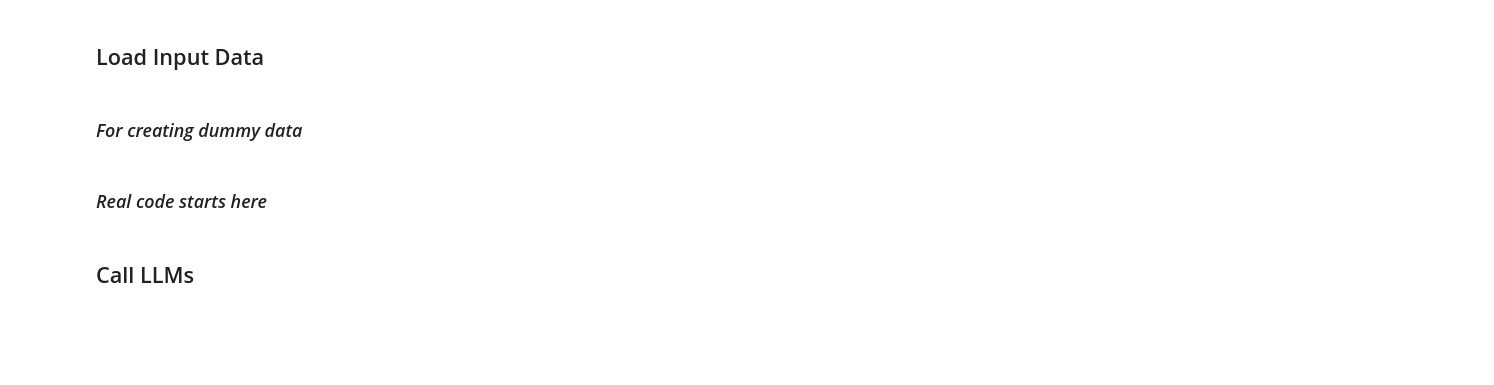
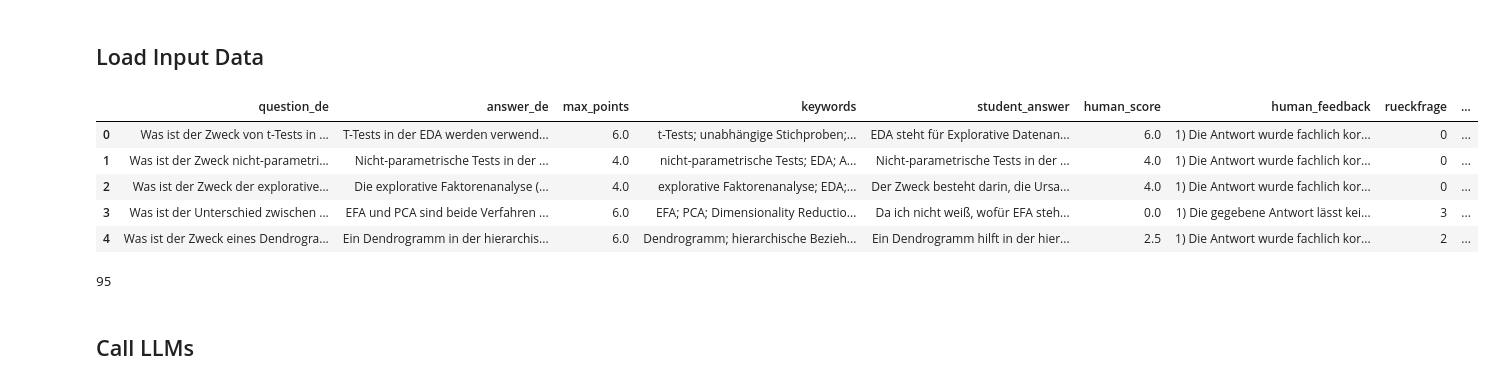
Before and after one commit to mauricehaas/EchoLearn, a Jupyter notebook: backend/llm_evaluation/evaluation_llm_exam_judge.ipynb, the cells around one changed output. Drawn from its saved outputs; the diff is of its cells as text; code cells hidden in the pictures; blank space fills up the shorter version.

```diff
--- a/backend/llm_evaluation/evaluation_llm_exam_judge.ipynb
+++ b/backend/llm_evaluation/evaluation_llm_exam_judge.ipynb
@@ -9,5 +9,3 @@ _Anwendbar auch für Test-Szenarien 3 und 4_
 - _**Test-Szenario S2**: Erfolgt eine Ergänzungs-/Rückfrage wie erwartet?_
 # %% [markdown]
 ## Load Input Data
-# %% [markdown]
-### _For creating dummy data_
@@ -61,12 +12,37 @@ _Anwendbar auch für Test-Szenarien 3 und 4_
-# %% [markdown]
-### _Real code starts here_
 # %%
+from pathlib import Path
 import pandas as pd
+import matplotlib.pyplot as plt
 
-df = pd.read_csv("evaluation_data.csv")
+dir_path = Path(".")  # current directory
+keep_cols = ["question_de", "answer_de", "max_points", "keywords", "student_answer", "human_score", "human_feedback", "rueckfrage",
+             "error_type"]
+
+dfs = []
+for fp in sorted(dir_path.glob("*.tsv")):
+    df_tmp = pd.read_csv(fp, sep="\t", dtype=str)
+    df_tmp = df_tmp.reindex(columns=keep_cols)  # keeps order, fills missing with NA
+    dfs.append(df_tmp)
+
+df = pd.concat(dfs, ignore_index=True)  # appends; duplicates are kept
+df["max_points"] = df["max_points"].str.replace(",", ".").astype(float)
+df["human_score"] = df["human_score"].str.replace(",", ".").astype(float)
+df["error_type"] = df["error_type"].astype(int)
+df["rueckfrage"] = df["rueckfrage"].astype(int)
 
 # check for column names: question_text, student_answer, gold_answer, maximal_score, human_score, human_feedback
 df.head()
+# %% [output]
+|  | question_de | answer_de | max_points | keywords | student_answer | human_score | human_feedback | rueckfrage | ... |
+| 0 | Was ist der Zweck von t-Tests in ... | T-Tests in der EDA werden verwend... | 6.0 | t-Tests; unabhängige Stichproben;... | EDA steht für Explorative Datenan... | 6.0 | 1) Die Antwort wurde fachlich kor... | 0 | ... |
+| 1 | Was ist der Zweck nicht-parametri... | Nicht-parametrische Tests in der ... | 4.0 | nicht-parametrische Tests; EDA; A... | Nicht-parametrische Tests in der ... | 4.0 | 1) Die Antwort wurde fachlich kor... | 0 | ... |
+| 2 | Was ist der Zweck der explorative... | Die explorative Faktorenanalyse (... | 4.0 | explorative Faktorenanalyse; EDA;... | Der Zweck besteht darin, die Ursa... | 4.0 | 1) Die Antwort wurde fachlich kor... | 0 | ... |
+| 3 | Was ist der Unterschied zwischen ... | EFA und PCA sind beide Verfahren ... | 6.0 | EFA; PCA; Dimensionality Reductio... | Da ich nicht weiß, wofür EFA steh... | 0.0 | 1) Die gegebene Antwort lässt kei... | 3 | ... |
+| 4 | Was ist der Zweck eines Dendrogra... | Ein Dendrogramm in der hierarchis... | 6.0 | Dendrogramm; hierarchische Bezieh... | Ein Dendrogramm hilft in der hier... | 2.5 | 1) Die Antwort wurde fachlich kor... | 2 | ... |
+# %%
+len(df)
+# %% [output]
+95
 # %% [markdown]
 ## Call LLMs
 # %%
```
Also changed, not shown: parts of 17 cells of this notebook, 6 other files.
